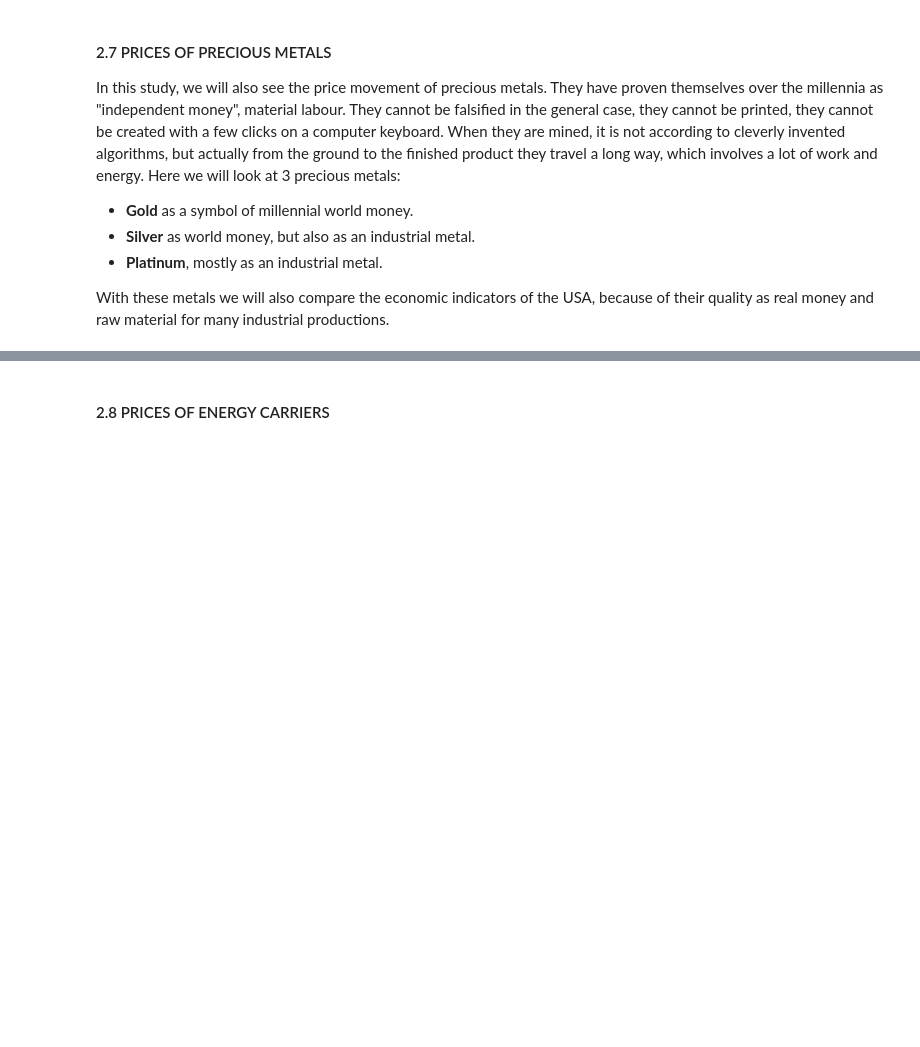
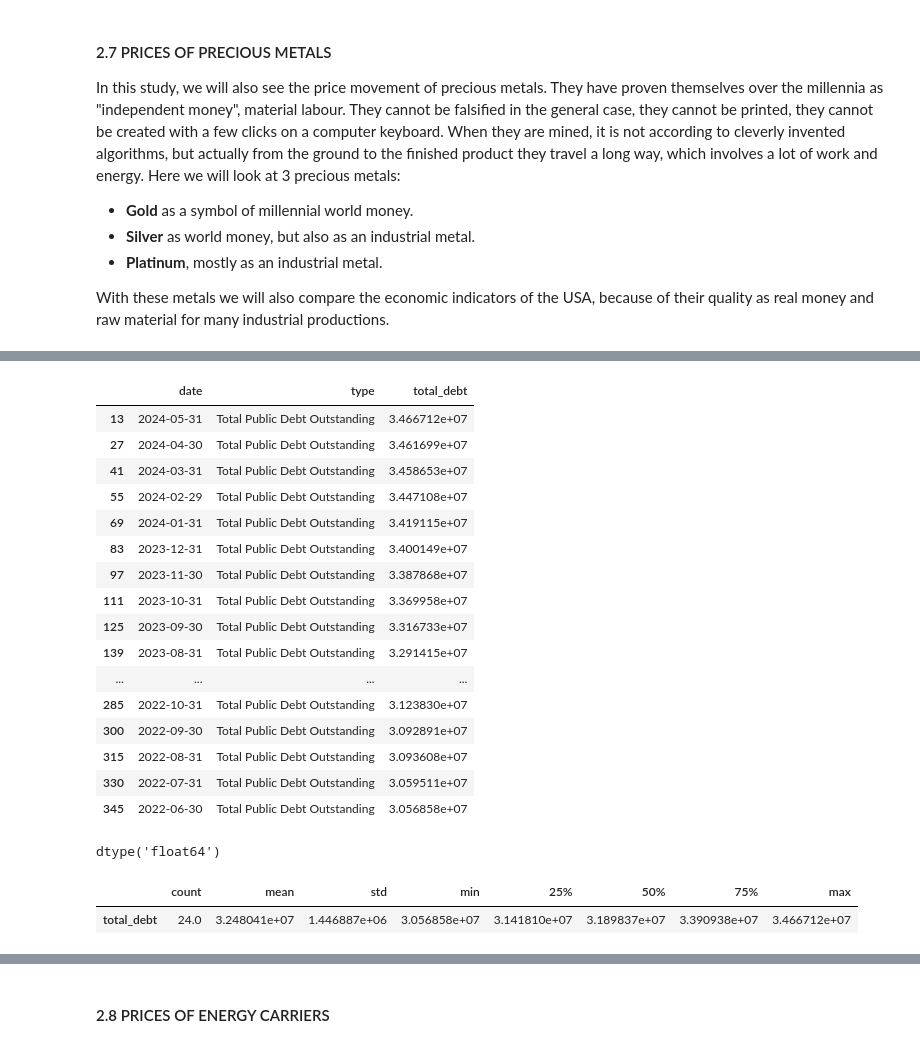
Before and after one commit to Engineer194/Macroeconomic-Analysis-of-the-US-Economy---Part-1, a Jupyter notebook: DATA_Project_v.1.ipynb, the cells around one changed output, grey strips where cells are left out. Cells and saved outputs as stored; diff of their text form; code cells hidden in the pictures; blank space fills up the shorter version.

```diff
--- a/DATA_Project_v.1.ipynb
+++ b/DATA_Project_v.1.ipynb
@@ -321,2 +325,47 @@ None
 # %%
-None
+# NO PERIOD SET !!! ----------------------------------------------------------------------- !!!!!!
+# read the dataset using the compression zip
+debt = pd.read_csv('data/MSPD_SumSecty.zip',compression='zip')
+
+# We leave only the requested columns...
+keep_col = ['Record Date', 'Security Type Description', 'Total Public Debt Outstanding (in Millions)']
+debt_filtered = debt[keep_col]
+
+# We leave only the requested dates...
+debt_filtered = debt_filtered[(debt_filtered['Record Date'] >= '2022-06-01') & (debt_filtered['Record Date'] <= '2024-05-31')]
+
+# selecting rows based on condition
+debt_filtered = debt_filtered.loc[debt_filtered['Security Type Description'] == 'Total Public Debt Outstanding']
+
+# rename columns
+debt_filtered.columns = ["date", "type", 'total_debt']
+
+debt_filtered # Show data
+# %% [output]
+|  | date | type | total_debt |
+| 13 | 2024-05-31 | Total Public Debt Outstanding | 3.466712e+07 |
+| 27 | 2024-04-30 | Total Public Debt Outstanding | 3.461699e+07 |
+| 41 | 2024-03-31 | Total Public Debt Outstanding | 3.458653e+07 |
+| 55 | 2024-02-29 | Total Public Debt Outstanding | 3.447108e+07 |
+| 69 | 2024-01-31 | Total Public Debt Outstanding | 3.419115e+07 |
+| 83 | 2023-12-31 | Total Public Debt Outstanding | 3.400149e+07 |
+| 97 | 2023-11-30 | Total Public Debt Outstanding | 3.387868e+07 |
+| 111 | 2023-10-31 | Total Public Debt Outstanding | 3.369958e+07 |
+| 125 | 2023-09-30 | Total Public Debt Outstanding | 3.316733e+07 |
+| 139 | 2023-08-31 | Total Public Debt Outstanding | 3.291415e+07 |
+| ... | ... | ... | ... |
+| 285 | 2022-10-31 | Total Public Debt Outstanding | 3.123830e+07 |
+| 300 | 2022-09-30 | Total Public Debt Outstanding | 3.092891e+07 |
+| 315 | 2022-08-31 | Total Public Debt Outstanding | 3.093608e+07 |
+| 330 | 2022-07-31 | Total Public Debt Outstanding | 3.059511e+07 |
+| 345 | 2022-06-30 | Total Public Debt Outstanding | 3.056858e+07 |
+# %%
+del debt # drop debt table to free memory
+debt_filtered['total_debt'].dtype # float64 is the required data type to hold such large numbers. No need to change the data type.
+# %% [output]
+dtype('float64')
+# %%
+debt_filtered[['total_debt']].describe().T
+# %% [output]
+|  | count | mean | std | min | 25% | 50% | 75% | max |
+| total_debt | 24.0 | 3.248041e+07 | 1.446887e+06 | 3.056858e+07 | 3.141810e+07 | 3.189837e+07 | 3.390938e+07 | 3.466712e+07 |
```
Also changed, not shown: parts of 4 cells of this notebook.
